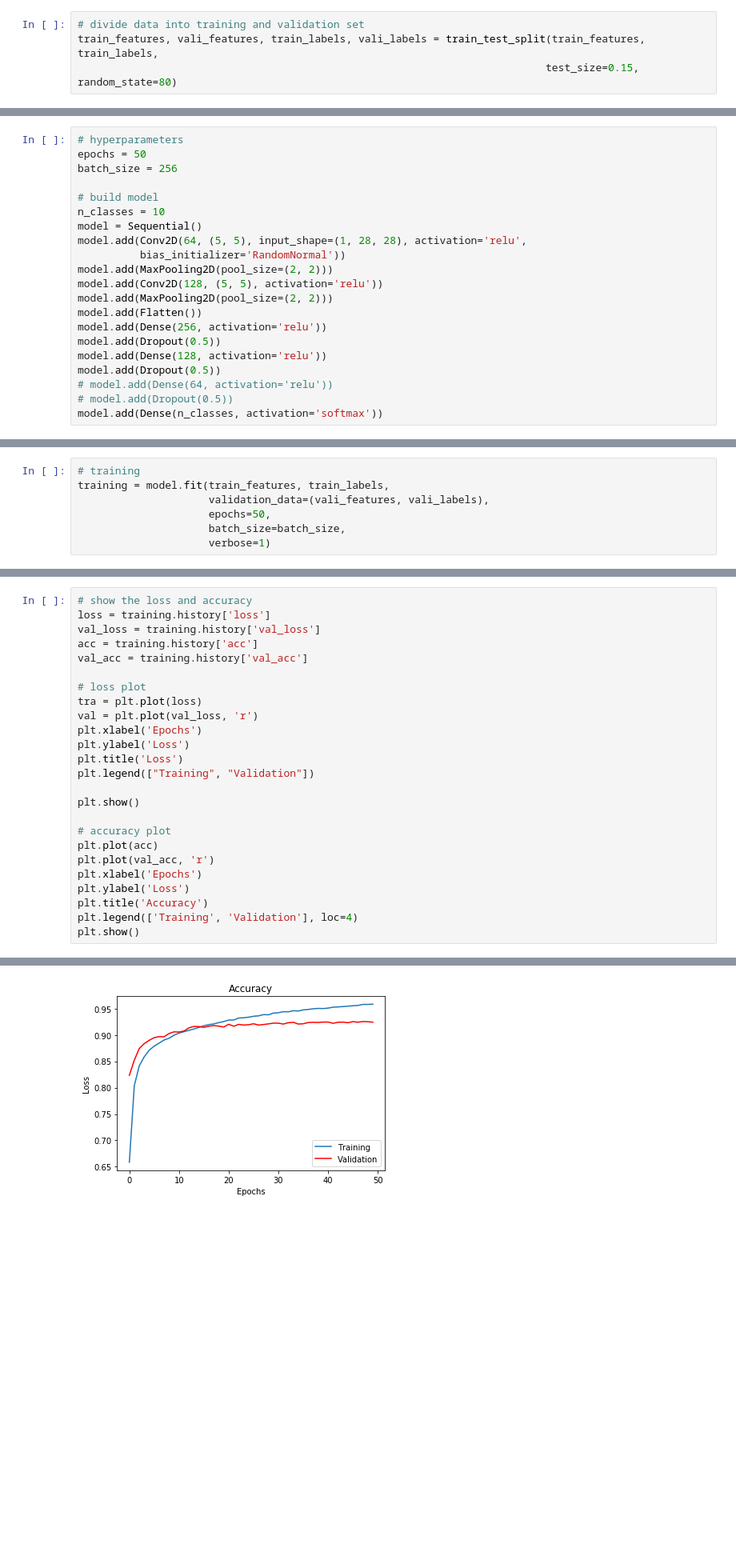
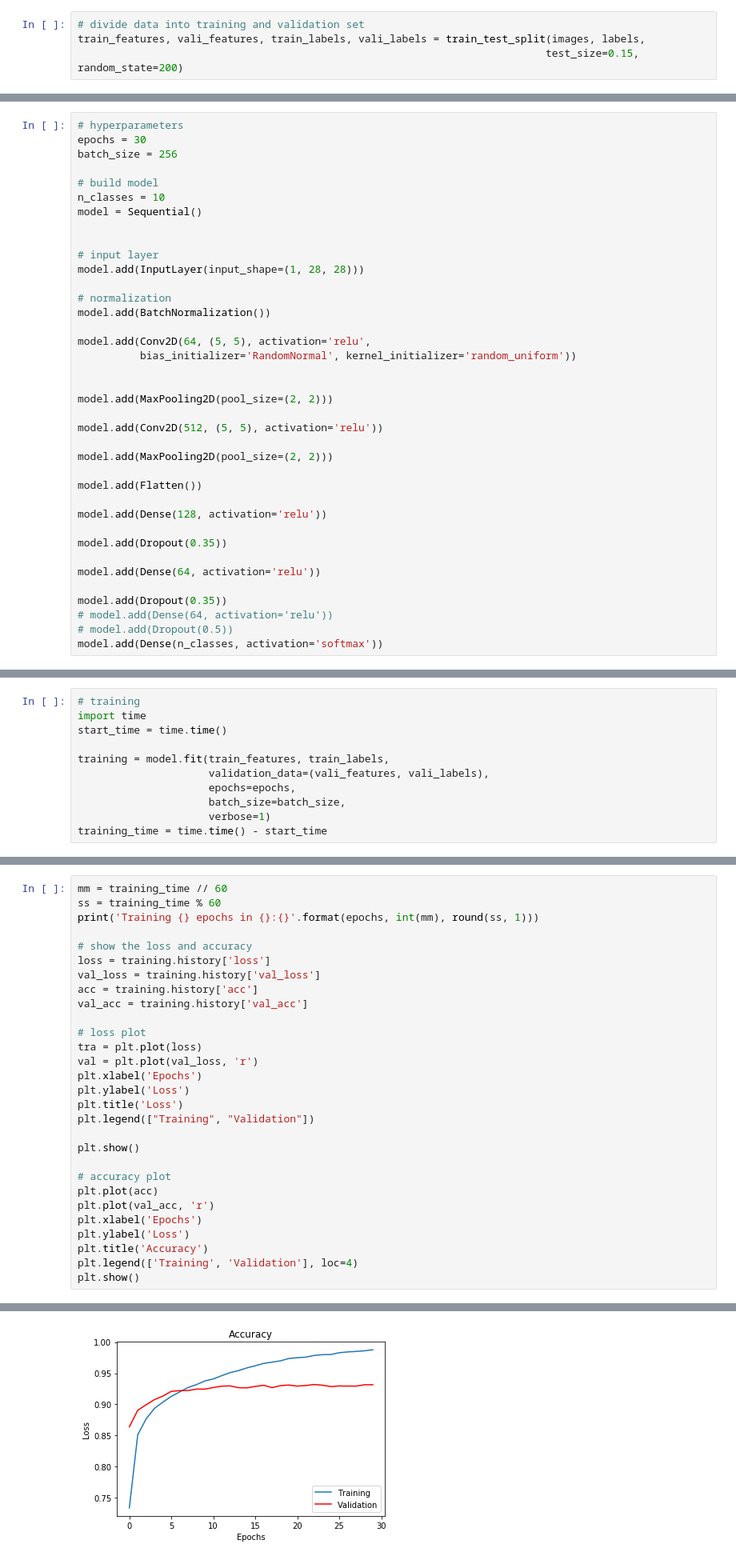
Before and after one commit to flint-xf-fan/Fashion-MNIST, a Jupyter notebook: fashion-mnist.ipynb, the cells around one changed output, grey strips where cells are left out. Shown at 80% size. Saved outputs shown, nothing was run; the diff lists cells and outputs as text; blank space fills up the shorter version.

```diff
--- a/fashion-mnist.ipynb
+++ b/fashion-mnist.ipynb
@@ -94,7 +88,7 @@ train_labels = np_utils.to_categorical(labels)
 # %%
 # divide data into training and validation set
-train_features, vali_features, train_labels, vali_labels = train_test_split(train_features, train_labels,
-                                                                           test_size=0.15, random_state=80)
+train_features, vali_features, train_labels, vali_labels = train_test_split(images, labels,
+                                                                           test_size=0.15, random_state=200)
 # %%
 # check data shapes
 print('train_features shape: ', train_features.shape)
@@ -108,22 +102,39 @@ train_labels shape:  (51000, 10)
 vali_labels shape:  (9000, 10)
 # %%
 # hyperparameters
-epochs = 50
+epochs = 30
 batch_size = 256
 
 # build model
 n_classes = 10
 model = Sequential()
-model.add(Conv2D(64, (5, 5), input_shape=(1, 28, 28), activation='relu',
-          bias_initializer='RandomNormal'))
+
+
+# input layer
+model.add(InputLayer(input_shape=(1, 28, 28)))
+
+# normalization
+model.add(BatchNormalization())
+
+model.add(Conv2D(64, (5, 5), activation='relu',
+          bias_initializer='RandomNormal', kernel_initializer='random_uniform'))
+
+
 model.add(MaxPooling2D(pool_size=(2, 2)))
-model.add(Conv2D(128, (5, 5), activation='relu'))
+
+model.add(Conv2D(512, (5, 5), activation='relu'))
+
 model.add(MaxPooling2D(pool_size=(2, 2)))
+
 model.add(Flatten())
-model.add(Dense(256, activation='relu'))
-model.add(Dropout(0.5))
+
 model.add(Dense(128, activation='relu'))
-model.add(Dropout(0.5))
+
+model.add(Dropout(0.35))
+
+model.add(Dense(64, activation='relu'))
+
+model.add(Dropout(0.35))
 # model.add(Dense(64, activation='relu'))
 # model.add(Dropout(0.5))
 model.add(Dense(n_classes, activation='softmax'))
@@ -142,9 +169,13 @@ model.compile(optimizer=opt,
 # %%
 # training
+import time
+start_time = time.time()
+
 training = model.fit(train_features, train_labels,
                      validation_data=(vali_features, vali_labels),
-                     epochs=50,
+                     epochs=epochs,
                      batch_size=batch_size,
                      verbose=1)
+training_time = time.time() - start_time
 # %% [output]
 Train on 51000 samples, validate on 9000 samples
@@ -185,4 +198,8 @@ Epoch 5/5
 # %%
+mm = training_time // 60
+ss = training_time % 60
+print('Training {} epochs in {}:{}'.format(epochs, int(mm), round(ss, 1)))
+
 # show the loss and accuracy
 loss = training.history['loss']
 val_loss = training.history['val_loss']
@@ -212,4 +230,4 @@ plt.show()
-[figure, old version]
+[figure, new version]
 # %%
 test_images = test_data.iloc[:, 1:]
 test_labels = test_data.iloc[:, 0]
```
Also changed, not shown: parts of 24 cells of this notebook.
